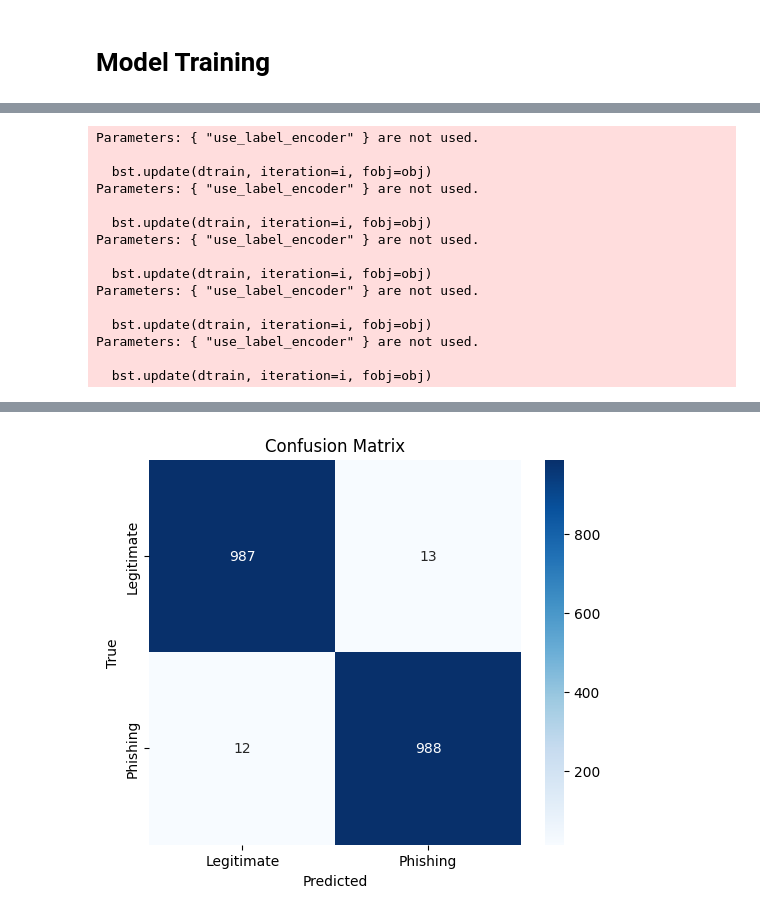
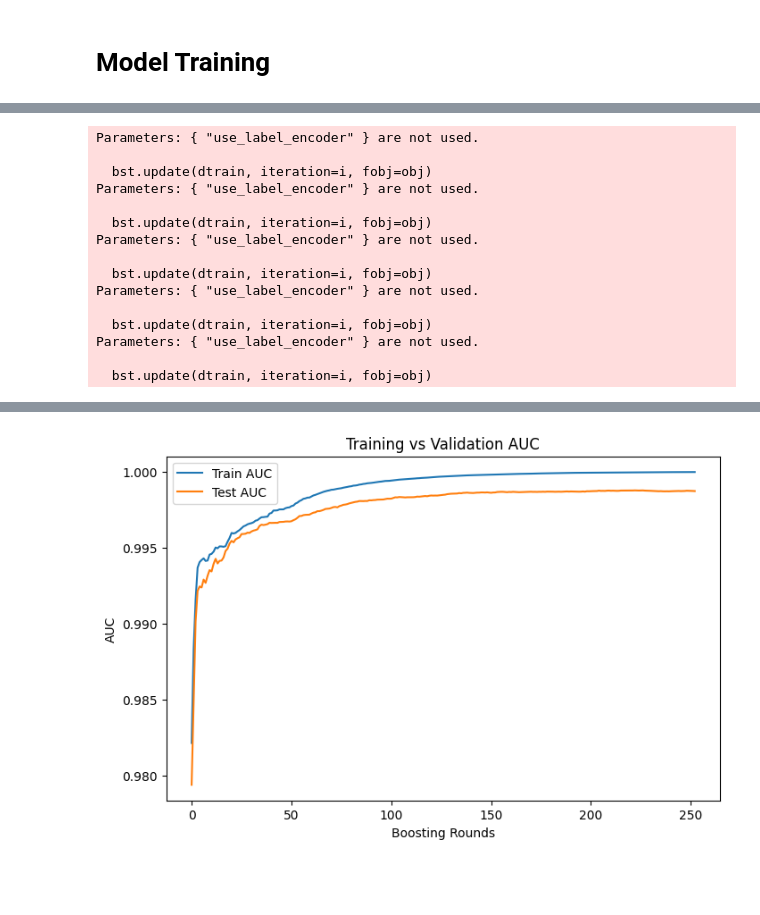
Before and after one commit to Nicole0906/DLI_Group_Assignment, a Jupyter notebook: Ewan_Kiong_Algorithm.ipynb, the cells around one changed output, grey strips where cells are left out. Drawn from its saved outputs; the diff is of its cells as text; code cells hidden in the pictures; blank space fills up the shorter version.

```diff
--- a/Ewan_Kiong_Algorithm.ipynb
+++ b/Ewan_Kiong_Algorithm.ipynb
@@ -16,52 +16,55 @@ Drive already mounted at /content/gdrive; to attempt to forcibly remount, call d
 # ==============================
 # STEP 1: Install dependencies
 # ==============================
-!pip install -q xgboost scikit-learn pandas matplotlib seaborn tabulate
+!pip install -q xgboost scikit-learn pandas matplotlib seaborn tabulate joblib
 
 # ==============================
 # STEP 2: Import libraries
 # ==============================
+import os, random, time, joblib
 import pandas as pd
 import numpy as np
 import xgboost as xgb
 import matplotlib.pyplot as plt
 import seaborn as sns
-import time
 from sklearn.model_selection import StratifiedKFold, cross_val_score, train_test_split
 from sklearn.metrics import (
-    classification_report, confusion_matrix, roc_auc_score, accuracy_score
+    classification_report, confusion_matrix, roc_auc_score, accuracy_score, roc_curve
 )
 from tabulate import tabulate
+from google.colab import files
 
 # ==============================
-# STEP 3: Load dataset (directly via pandas)
+# STEP 3: Set SEED (for reproducibility)
+# ==============================
+SEED = 42
+os.environ["PYTHONHASHSEED"] = str(SEED)
+random.seed(SEED)
+np.random.seed(SEED)
+
+# ==============================
+# STEP 4: Load dataset
 # ==============================
 !wget -O phishing_dataset.csv "https://raw.githubusercontent.com/Nicole0906/DLI_Group_Assignment/main/Phishing_Legitimate_full%203.csv"
 
-# Load the dataset from the downloaded file
 df = pd.read_csv("phishing_dataset.csv")
-
 print("✅ Dataset loaded successfully!")
 print("Shape:", df.shape)
-print("Columns:", df.columns.tolist())
-print(df.head())
 
 # ==============================
-# STEP 4: Features & target
+# STEP 5: Features & target
 # ==============================
 X = df.drop(columns=["id", "CLASS_LABEL"])
 y = df["CLASS_LABEL"]
 
-# ==============================
-# STEP 5: Stratified train-test split
-# ==============================
+# Stratified train-test split
 X_train, X_test, y_train, y_test = train_test_split(
-    X, y, test_size=0.2, stratify=y, random_state=42
+    X, y, test_size=0.2, stratify=y, random_state=SEED
 )
 print("Train size:", X_train.shape, "Test size:", X_test.shape)
 
 # ==============================
-# STEP 6: XGBoost with CV (different from earlier)
+# STEP 6: XGBoost with CV
 # ==============================
 params = {
     "objective": "binary:logistic",
@@ -70,14 +73,13 @@ params = {
     "max_depth": 6,
     "subsample": 0.8,
     "colsample_bytree": 0.8,
-    "random_state": 42
+    "random_state": SEED
 }
 
 dtrain = xgb.DMatrix(X_train, label=y_train)
 dtest  = xgb.DMatrix(X_test, label=y_test)
 
-# Stratified K-Fold CV for evaluation
-cv = StratifiedKFold(n_splits=5, shuffle=True, random_state=42)
+cv = StratifiedKFold(n_splits=5, shuffle=True, random_state=SEED)
 scores = cross_val_score(
     xgb.XGBClassifier(**params, use_label_encoder=False),
     X_train, y_train,
@@ -87,30 +89,49 @@ print(f"📊 CV F1 Scores: {scores}")
 print(f"➡️ Mean CV F1: {scores.mean():.3f}")
 
 # ==============================
-# STEP 7: Train final model
+# STEP 7: Train final model (track time + evals)
 # ==============================
+evals_result = {}
+start_train = time.time()
+
 model = xgb.train(
     params=params,
     dtrain=dtrain,
     num_boost_round=400,
-    evals=[(dtest, "test")],
+    evals=[(dtrain, "train"), (dtest, "test")],
     early_stopping_rounds=30,
+    evals_result=evals_result,
     verbose_eval=50
 )
+
+end_train = time.time()
+print(f"\n⏱️ Training Time: {end_train - start_train:.2f} seconds")
+
+# ==============================
+# STEP 7b: Plot training curves (AUC)
+# ==============================
+plt.figure(figsize=(8,5))
+plt.plot(evals_result["train"]["auc"], label="Train AUC")
+plt.plot(evals_result["test"]["auc"], label="Test AUC")
+plt.xlabel("Boosting Rounds")
+plt.ylabel("AUC")
+plt.title("Training vs Validation AUC")
+plt.legend()
+plt.show()
 
 # ==============================
 # STEP 8: Evaluation
 # ==============================
-start = time.time()
+start_infer = time.time()
 y_pred_prob = model.predict(dtest)
 y_pred = (y_pred_prob >= 0.5).astype(int)
-inference_time = (time.time() - start) / len(y_test) * 1000
+end_infer = time.time()
+inference_time = (end_infer - start_infer) / len(y_test) * 1000  # ms/sample
 
 cm = confusion_matrix(y_test, y_pred)
 report = classification_report(y_test, y_pred, output_dict=True)
-roc_auc = roc_auc_score(y_test, y_pred_prob)
 
-# Heatmap
+# Confusion Matrix
 plt.figure(figsize=(6,5))
 sns.heatmap(cm, annot=True, fmt="d", cmap="Blues",
             xticklabels=["Legitimate", "Phishing"],
@@ -121,15 +142,26 @@ plt.title("Confusion Matrix")
 plt.show()
 
 # ==============================
-# STEP 9: Tabulated Results (like friend's style)
+# STEP 9: ROC Curve
 # ==============================
-from sklearn.metrics import classification_report
+fpr, tpr, thresholds = roc_curve(y_test, y_pred_prob)
+roc_auc = roc_auc_score(y_test, y_pred_prob)
 
-# Classification report already computed
+plt.figure(figsize=(6,5))
+plt.plot(fpr, tpr, color="blue", label=f"ROC Curve (AUC = {roc_auc:.3f})")
+plt.plot([0,1], [0,1], color="red", linestyle="--")
+plt.xlabel("False Positive Rate")
+plt.ylabel("True Positive Rate")
+plt.title("ROC Curve")
+plt.legend()
+plt.show()
+
+# ==============================
+# STEP 10: Tabulated Results
+# ==============================
 classes = [0, 1]
 label_map = {0: "Legitimate", 1: "Phishing"}
 
-# Per-class ROC-AUC
 roc_auc_class0 = roc_auc_score((y_test == 0).astype(int), 1 - y_pred_prob)
 roc_auc_class1 = roc_auc_score((y_test == 1).astype(int), y_pred_prob)
 roc_auc_macro = roc_auc_score(y_test, y_pred_prob, average="macro")
@@ -192,7 +224,11 @@ verdict = "target met ✅" if final_f1 >= TARGET_F1 else "target not met ❌"
 print(f"\n🎯 Final F1 Score: {final_f1}")
 print(f"✅ Verdict: Achieved F1 = {final_f1}, target = {TARGET_F1} → {verdict}")
 
-# Save model
-model.save_model("xgboost_model.json")
-print("\n✅ Model saved in Colab at: xgboost_model.json")
+# ==============================
+# STEP 11: Save model as PKL + download
+# ==============================
+MODEL_PATH = "xgboost_model.pkl"
+joblib.dump(model, MODEL_PATH)
+print(f"\n✅ Model saved in Colab at: {MODEL_PATH}")
+files.download(MODEL_PATH)
 # %% [output]
@@ -240 +275 @@ Parameters: { "use_label_encoder" } are not used.
-[figure, old version]
+[figure, new version]
```
Also changed, not shown: parts of 1 cell of this notebook.
